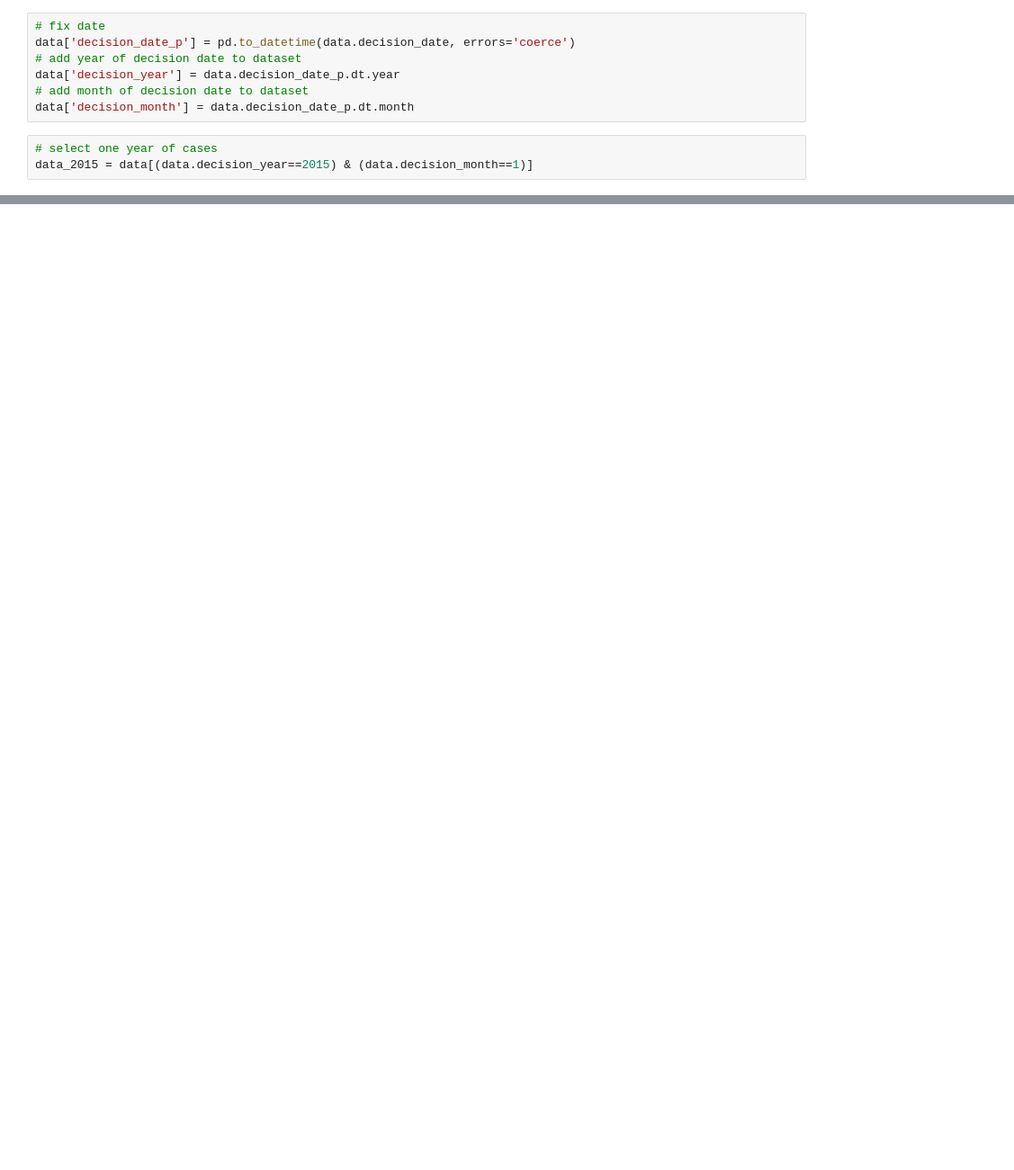
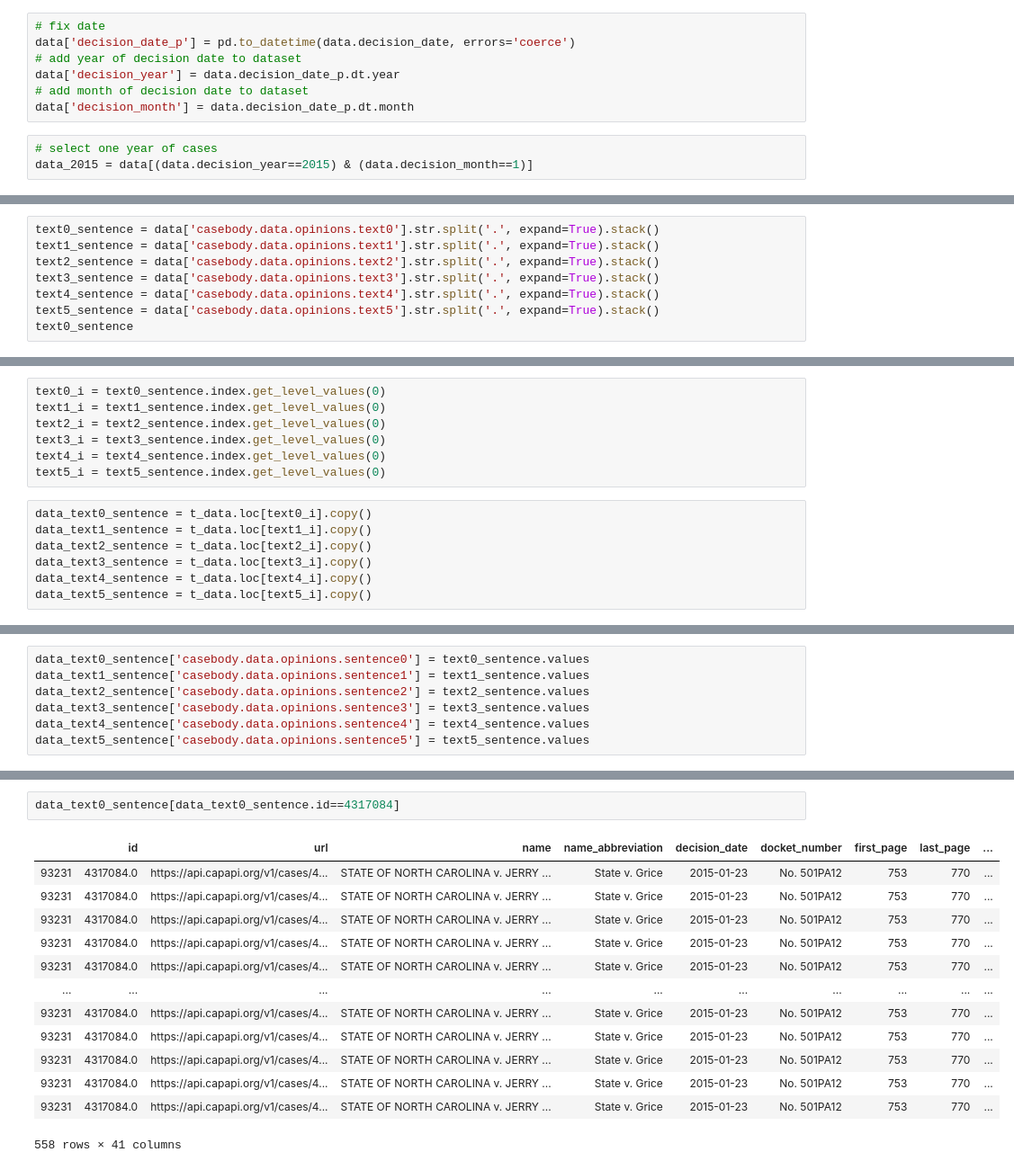
Before and after one commit to gufranpathan/case_law_g45, a Jupyter notebook: cs109b_FP.ipynb, the cells around one changed output, grey strips where cells are left out. Shown: that part at 90% size. Drawn from its saved outputs; the diff is of its cells as text; blank space fills up the shorter version.

```diff
--- a/cs109b_FP.ipynb
+++ b/cs109b_FP.ipynb
@@ -337,0 +209,8 @@ BeautifulSoup(data_2015[data_2015.id==4317084]['casebody.data'].iloc[0], 'xml').
+# %%
+text0_sentence = data['casebody.data.opinions.text0'].str.split('.', expand=True).stack()
+text1_sentence = data['casebody.data.opinions.text1'].str.split('.', expand=True).stack()
+text2_sentence = data['casebody.data.opinions.text2'].str.split('.', expand=True).stack()
+text3_sentence = data['casebody.data.opinions.text3'].str.split('.', expand=True).stack()
+text4_sentence = data['casebody.data.opinions.text4'].str.split('.', expand=True).stack()
+text5_sentence = data['casebody.data.opinions.text5'].str.split('.', expand=True).stack()
+text0_sentence
@@ -337,0 +230,14 @@ BeautifulSoup(data_2015[data_2015.id==4317084]['casebody.data'].iloc[0], 'xml').
+# %%
+text0_i = text0_sentence.index.get_level_values(0)
+text1_i = text1_sentence.index.get_level_values(0)
+text2_i = text2_sentence.index.get_level_values(0)
+text3_i = text3_sentence.index.get_level_values(0)
+text4_i = text4_sentence.index.get_level_values(0)
+text5_i = text5_sentence.index.get_level_values(0)
+# %%
+data_text0_sentence = t_data.loc[text0_i].copy()
+data_text1_sentence = t_data.loc[text1_i].copy()
+data_text2_sentence = t_data.loc[text2_i].copy()
+data_text3_sentence = t_data.loc[text3_i].copy()
+data_text4_sentence = t_data.loc[text4_i].copy()
+data_text5_sentence = t_data.loc[text5_i].copy()
@@ -337,0 +257,7 @@ BeautifulSoup(data_2015[data_2015.id==4317084]['casebody.data'].iloc[0], 'xml').
+# %%
+data_text0_sentence['casebody.data.opinions.sentence0'] = text0_sentence.values
+data_text1_sentence['casebody.data.opinions.sentence1'] = text1_sentence.values
+data_text2_sentence['casebody.data.opinions.sentence2'] = text2_sentence.values
+data_text3_sentence['casebody.data.opinions.sentence3'] = text3_sentence.values
+data_text4_sentence['casebody.data.opinions.sentence4'] = text4_sentence.values
+data_text5_sentence['casebody.data.opinions.sentence5'] = text5_sentence.values
@@ -337,0 +276,16 @@ BeautifulSoup(data_2015[data_2015.id==4317084]['casebody.data'].iloc[0], 'xml').
+# %%
+data_text0_sentence[data_text0_sentence.id==4317084]
+# %% [output]
+|  | id | url | name | name_abbreviation | decision_date | docket_number | first_page | last_page | ... |
+| 93231 | 4317084.0 | https://api.capapi.org/v1/cases/4... | STATE OF NORTH CAROLINA v. JERRY ... | State v. Grice | 2015-01-23 | No. 501PA12 | 753 | 770 | ... |
+| 93231 | 4317084.0 | https://api.capapi.org/v1/cases/4... | STATE OF NORTH CAROLINA v. JERRY ... | State v. Grice | 2015-01-23 | No. 501PA12 | 753 | 770 | ... |
+| 93231 | 4317084.0 | https://api.capapi.org/v1/cases/4... | STATE OF NORTH CAROLINA v. JERRY ... | State v. Grice | 2015-01-23 | No. 501PA12 | 753 | 770 | ... |
+| 93231 | 4317084.0 | https://api.capapi.org/v1/cases/4... | STATE OF NORTH CAROLINA v. JERRY ... | State v. Grice | 2015-01-23 | No. 501PA12 | 753 | 770 | ... |
+| 93231 | 4317084.0 | https://api.capapi.org/v1/cases/4... | STATE OF NORTH CAROLINA v. JERRY ... | State v. Grice | 2015-01-23 | No. 501PA12 | 753 | 770 | ... |
+| ... | ... | ... | ... | ... | ... | ... | ... | ... | ... |
+| 93231 | 4317084.0 | https://api.capapi.org/v1/cases/4... | STATE OF NORTH CAROLINA v. JERRY ... | State v. Grice | 2015-01-23 | No. 501PA12 | 753 | 770 | ... |
+| 93231 | 4317084.0 | https://api.capapi.org/v1/cases/4... | STATE OF NORTH CAROLINA v. JERRY ... | State v. Grice | 2015-01-23 | No. 501PA12 | 753 | 770 | ... |
+| 93231 | 4317084.0 | https://api.capapi.org/v1/cases/4... | STATE OF NORTH CAROLINA v. JERRY ... | State v. Grice | 2015-01-23 | No. 501PA12 | 753 | 770 | ... |
+| 93231 | 4317084.0 | https://api.capapi.org/v1/cases/4... | STATE OF NORTH CAROLINA v. JERRY ... | State v. Grice | 2015-01-23 | No. 501PA12 | 753 | 770 | ... |
+| 93231 | 4317084.0 | https://api.capapi.org/v1/cases/4... | STATE OF NORTH CAROLINA v. JERRY ... | State v. Grice | 2015-01-23 | No. 501PA12 | 753 | 770 | ... |
+558 rows × 41 columns
```
Also changed, not shown: parts of 39 cells of this notebook.
